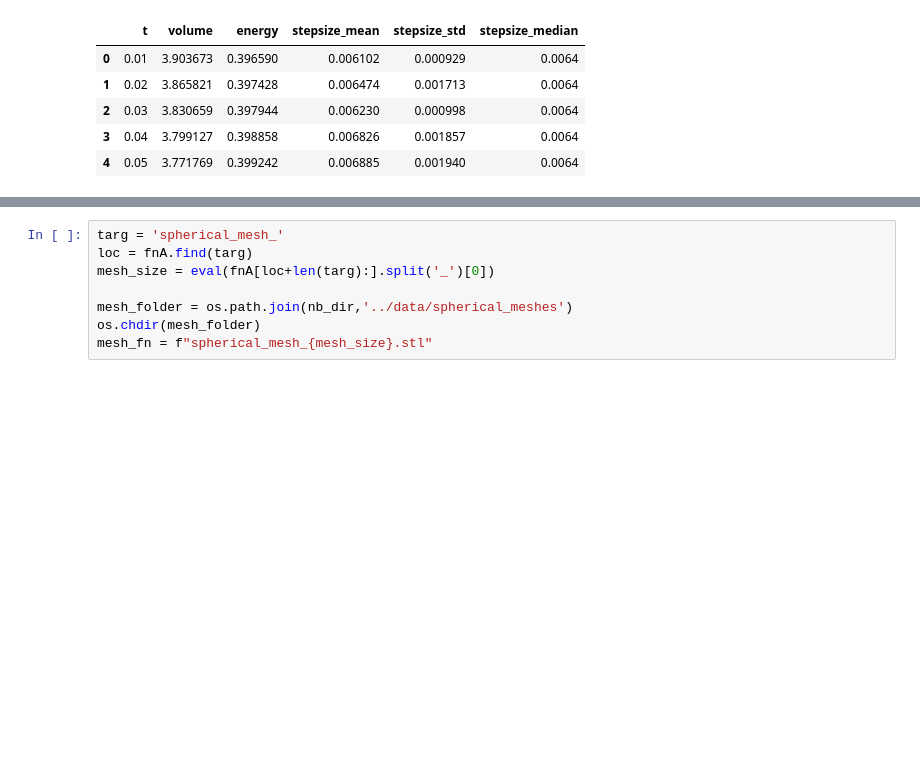
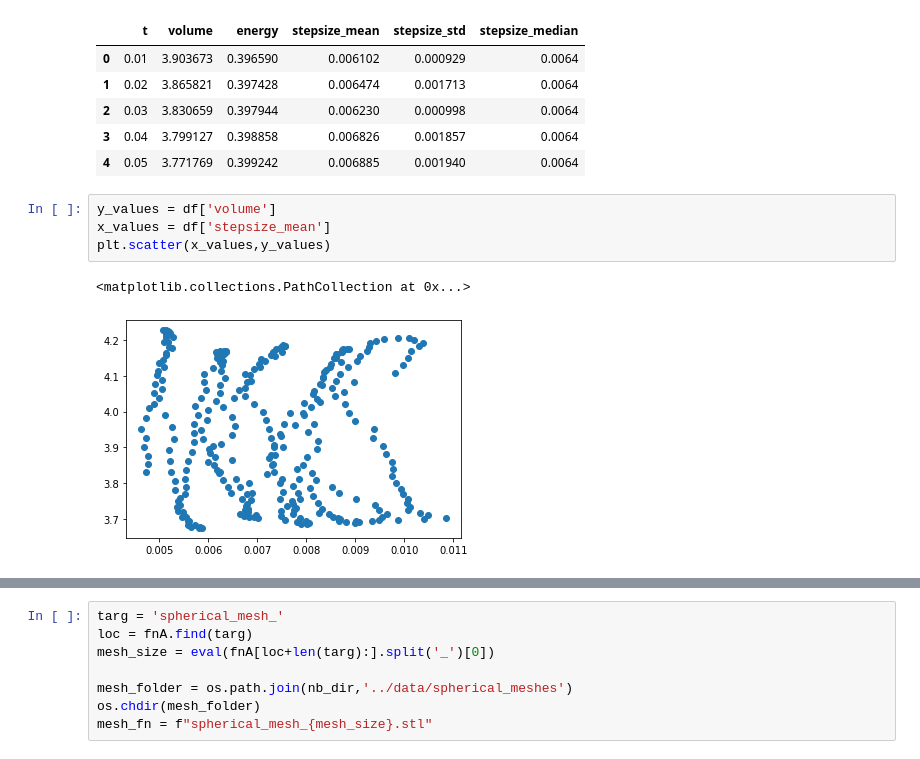
Before and after one commit to timtyree/avi, a Jupyter notebook: nb/element volume versus equilibrium step size.ipynb, the cells around one changed output, grey strips where cells are left out. Saved outputs shown, nothing was run; the diff lists cells and outputs as text; blank space fills up the shorter version.

```diff
--- a/nb/element volume versus equilibrium step size.ipynb
+++ b/nb/element volume versus equilibrium step size.ipynb
@@ -132,3 +134,10 @@ df.head()
 | 2 | 0.03 | 3.830659 | 0.397944 | 0.006230 | 0.000998 | 0.0064 |
 | 3 | 0.04 | 3.799127 | 0.398858 | 0.006826 | 0.001857 | 0.0064 |
 | 4 | 0.05 | 3.771769 | 0.399242 | 0.006885 | 0.001940 | 0.0064 |
+# %%
+y_values = df['volume']
+x_values = df['stepsize_mean']
+plt.scatter(x_values,y_values)
+# %% [output]
+<matplotlib.collections.PathCollection at 0x...>
+[figure, added]
```
Also changed, not shown: parts of 10 cells of this notebook, 23 other files.
